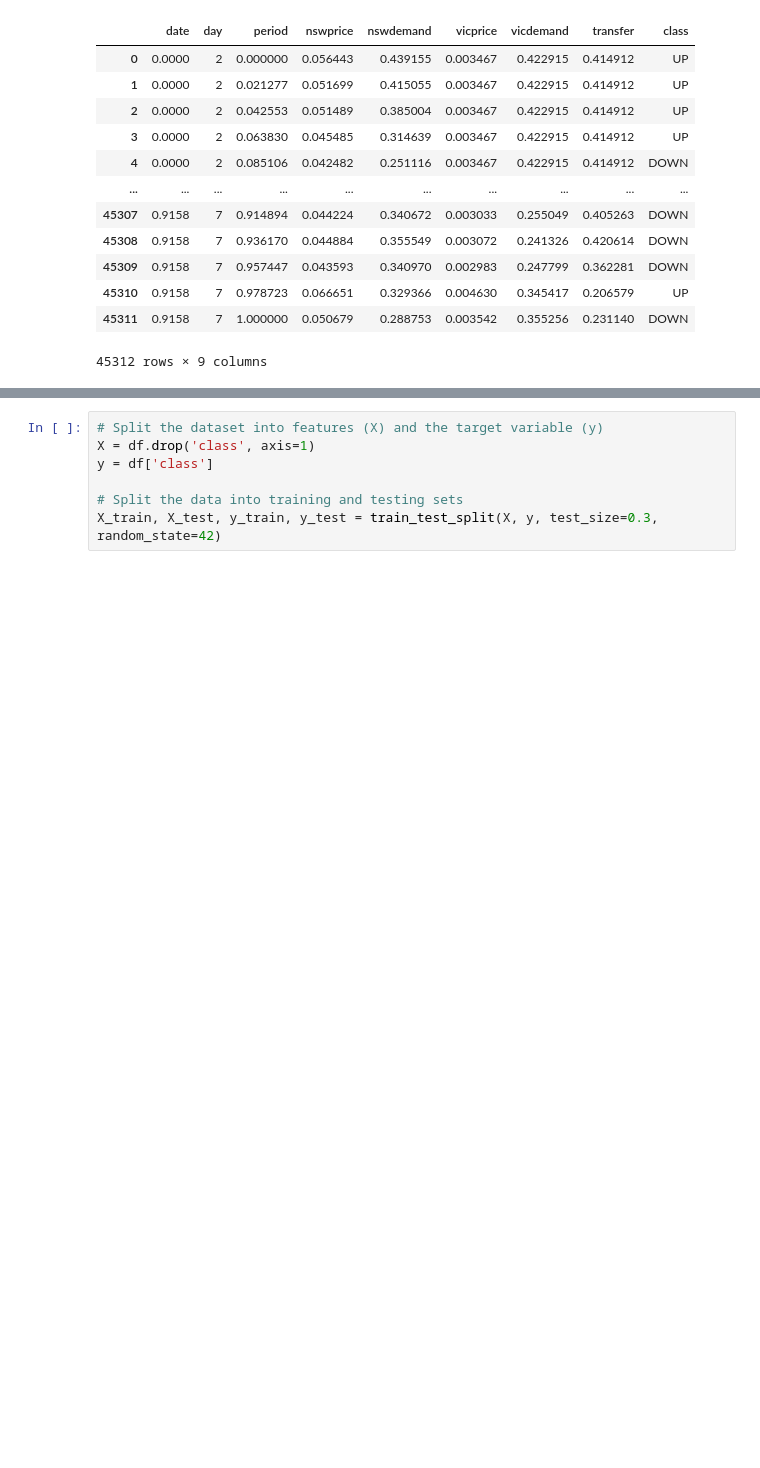
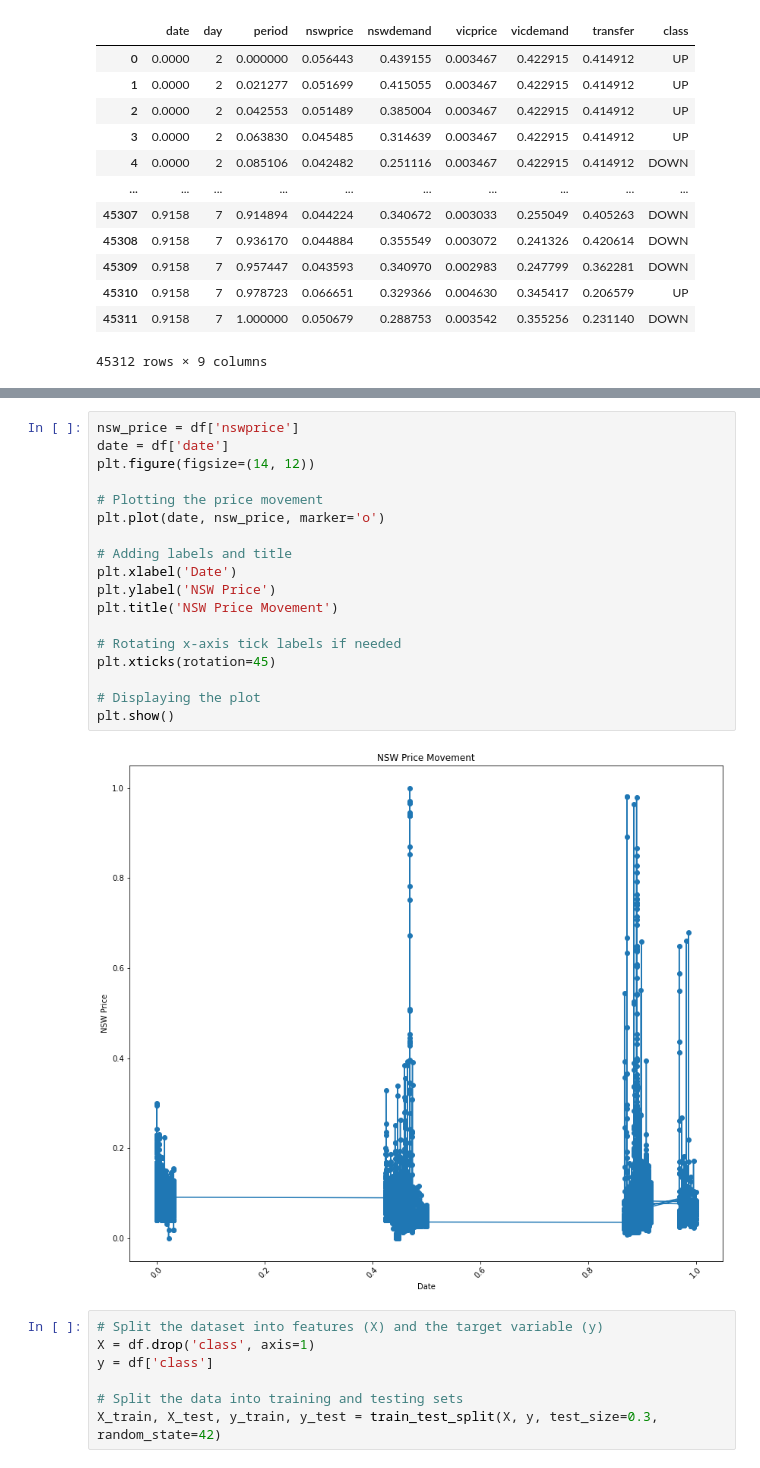
Before and after one commit to LucasMazza42/AusElectrical, a Jupyter notebook: electricPricePredict.ipynb, the cells around one changed output, grey strips where cells are left out. Drawn from its saved outputs; the diff is of its cells as text; blank space fills up the shorter version.

```diff
--- a/electricPricePredict.ipynb
+++ b/electricPricePredict.ipynb
@@ -47,3 +80,23 @@ print(len(UP))
+# %%
+nsw_price = df['nswprice']
+date = df['date']
+plt.figure(figsize=(14, 12))
+
+# Plotting the price movement
+plt.plot(date, nsw_price, marker='o')
+
+# Adding labels and title
+plt.xlabel('Date')
+plt.ylabel('NSW Price')
+plt.title('NSW Price Movement')
+
+# Rotating x-axis tick labels if needed
+plt.xticks(rotation=45)
+
+# Displaying the plot
+plt.show()
+# %% [output]
+[figure, added]
 # %%
 # Split the dataset into features (X) and the target variable (y)
 X = df.drop('class', axis=1)
```
Also changed, not shown: parts of 14 cells of this notebook.
